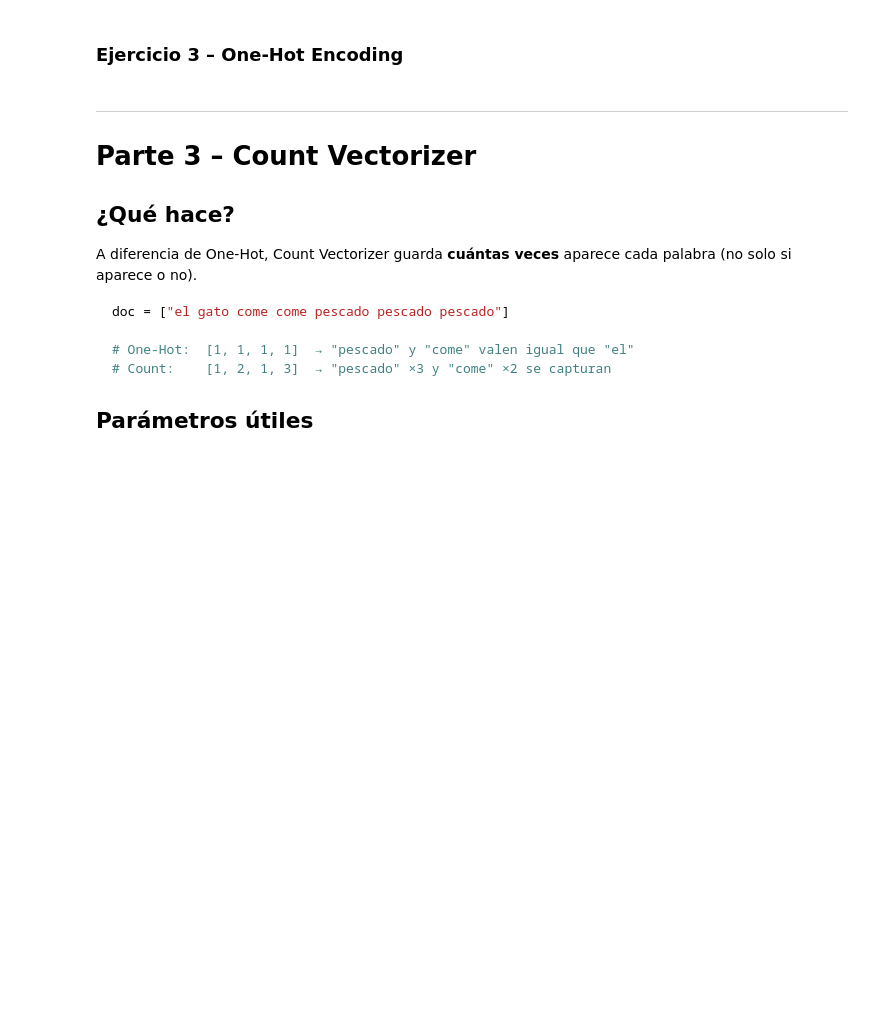
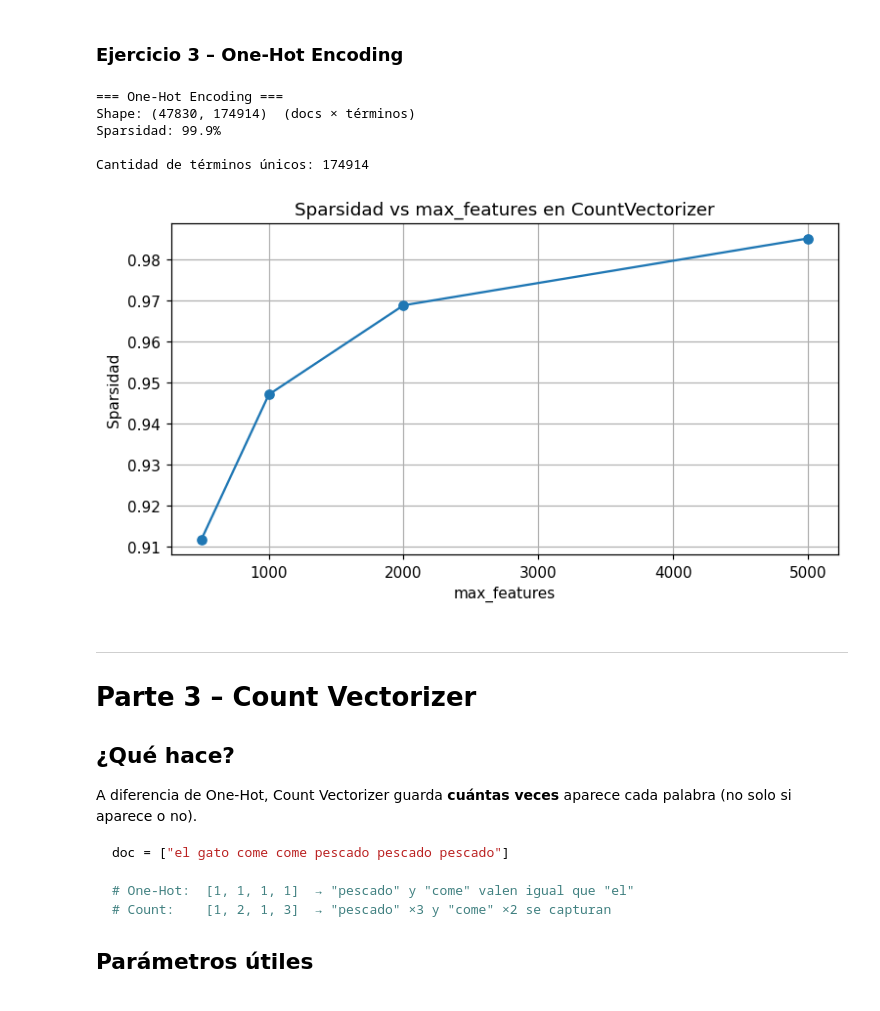
Before and after one commit to gcasado0/nlp-practica, a Jupyter notebook: practica_vectorizacion_frecuentista.ipynb, the cells around one changed output. Cells and saved outputs as stored; diff of their text form; code cells hidden in the pictures; blank space fills up the shorter version.

```diff
--- a/practica_vectorizacion_frecuentista.ipynb
+++ b/practica_vectorizacion_frecuentista.ipynb
@@ -201,7 +181,8 @@ memory usage: 1.8+ MB
 # 2. Extraer el 2° género como etiqueta ('label')
 # Crónica - Memorias
 # Arqueología - Ciencias sociales - Divulgación - Historia
-df['label'] = df['generos'].apply(lambda x: x.split('-')[1] if len(x.split('-')) > 1 else None)
+# Si no hay 2° género, me quedo con el 1° (Decisión propia)
+df['label'] = df['generos'].apply(lambda x: x.split('-')[1] if len(x.split('-')) > 1 else x.split('-')[0])
 df.head()
 # %% [output]
 |  | titulo | autor | sinapsis | generos | label |
@@ -429,3 +414,37 @@ analizar_one_hot(df)
+# %%
+# 2. Imprimir dimensiones de la matriz y porcentaje de ceros (sparsidad)
+print("=== One-Hot Encoding ===")
+print(f"Shape: {X_sinapsis.shape}  (docs × términos)")
+print(f"Sparsidad: {1 - X_sinapsis.nnz / (X_sinapsis.shape[0] * X_sinapsis.shape[1]):.1%}\n")
+# Cantidad de terminos en el vocabulario
+print(f"Cantidad de términos únicos: {len(cv_sinapsis.get_feature_names_out())}")
+# %% [output]
+=== One-Hot Encoding ===
+Shape: (47830, 174914)  (docs × términos)
+Sparsidad: 99.9%
+
+Cantidad de términos únicos: 174914
+# %%
+#3. Graficar cómo cambia la sparsidad al variar max_features
+#       en [500, 1000, 2000, 5000, None]
+# max_features: Le dice al programa que solo tenga en cuenta las "N" palabras más comunes de todos tus textos e ignore el resto.
+max_features_list = [500, 1000, 2000, 5000, None]
+sparsity_values = []
+for max_features in max_features_list:
+    cv = CountVectorizer(binary=True, max_features=max_features)
+    X = cv.fit_transform(df['sinapsis_clean'])
+    sparsity = 1 - X.nnz / (X.shape[0] * X.shape[1])
+    sparsity_values.append(sparsity)
+plt.figure(figsize=(8, 4))
+plt.plot(max_features_list, sparsity_values, marker='o')
+# plt.xscale('log')
+plt.xlabel("max_features")
+plt.ylabel("Sparsidad")
+plt.title("Sparsidad vs max_features en CountVectorizer")
+plt.grid(True)
+plt.show()
+# %% [output]
+[figure, added]
 # %% [markdown]
 ---
 # Parte 3 – Count Vectorizer
```
Also changed, not shown: parts of 15 cells of this notebook.
